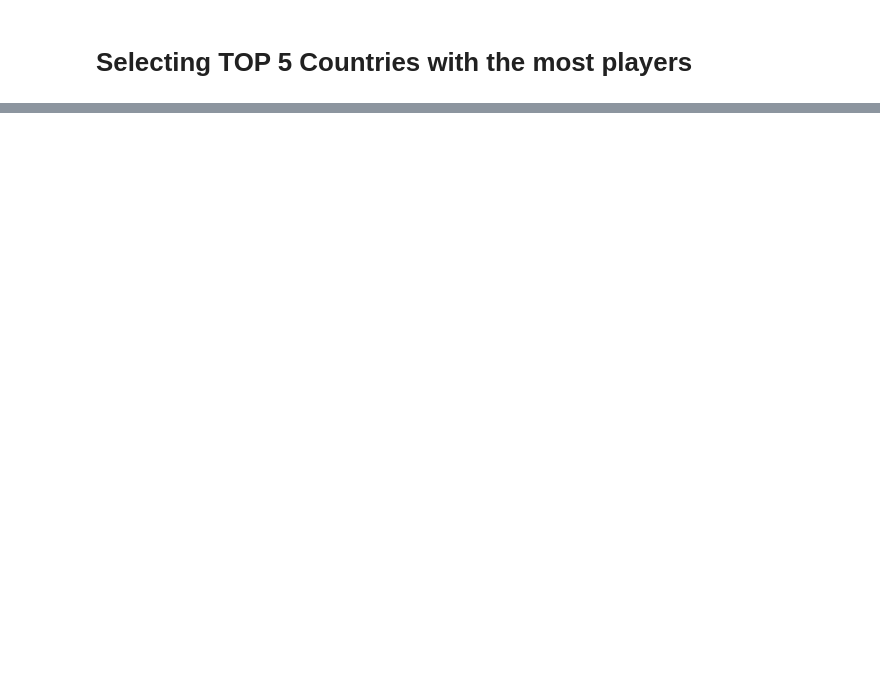
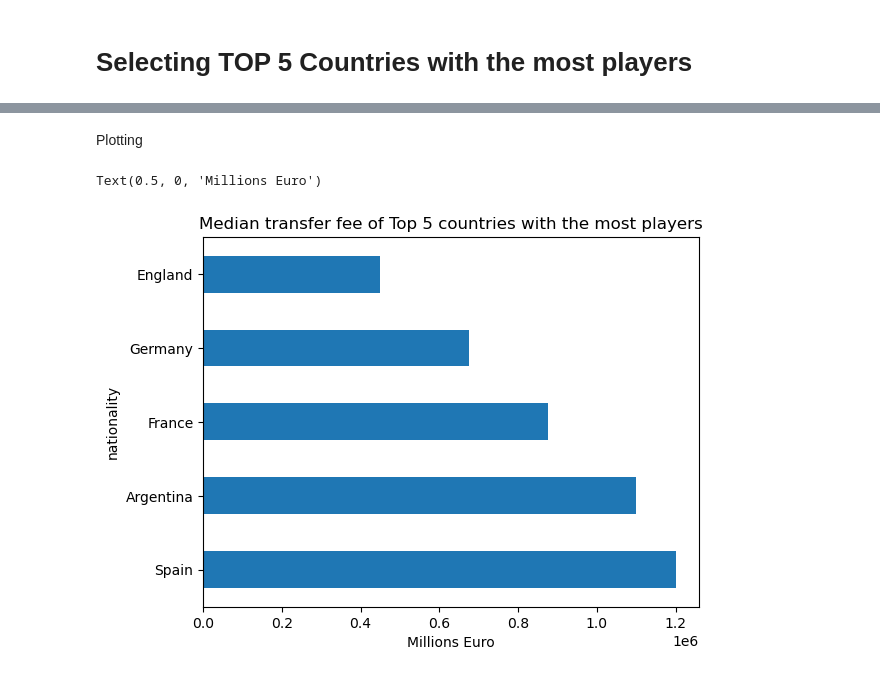
Before and after one commit to Abosssya/footballplayers, a Jupyter notebook: football_players_data/3_Nations_players_fee.ipynb, the cells around one changed output, grey strips where cells are left out. Cells and saved outputs as stored; diff of their text form; code cells hidden in the pictures; blank space fills up the shorter version.

```diff
--- a/football_players_data/3_Nations_players_fee.ipynb
+++ b/football_players_data/3_Nations_players_fee.ipynb
@@ -67,0 +63,5 @@ df_nations_or = df_nations.groupby('nationality')['overall_rating'].agg('mean').
+# %%
+df_nations_top_plot = df_nations_top.groupby('nationality')['value_euro'].agg('median')
+# sorting values
+df_nations_top_plot = df_nations_top_plot.sort_values(ascending=False)
+df_nations_top_plot
@@ -67,0 +76,12 @@ df_nations_or = df_nations.groupby('nationality')['overall_rating'].agg('mean').
+# %% [markdown]
+Plotting
+# %%
+df_nations_top_plot.plot(kind='barh')
+
+plt.title('Median transfer fee of Top 5 countries with the most players')
+plt.xlabel('Millions Euro')
+
+# 1e6 = 1 * 10^6 = 1 000 000
+# %% [output]
+Text(0.5, 0, 'Millions Euro')
+[figure, added]
```
Also changed, not shown: parts of 10 cells of this notebook, 3 other files.
